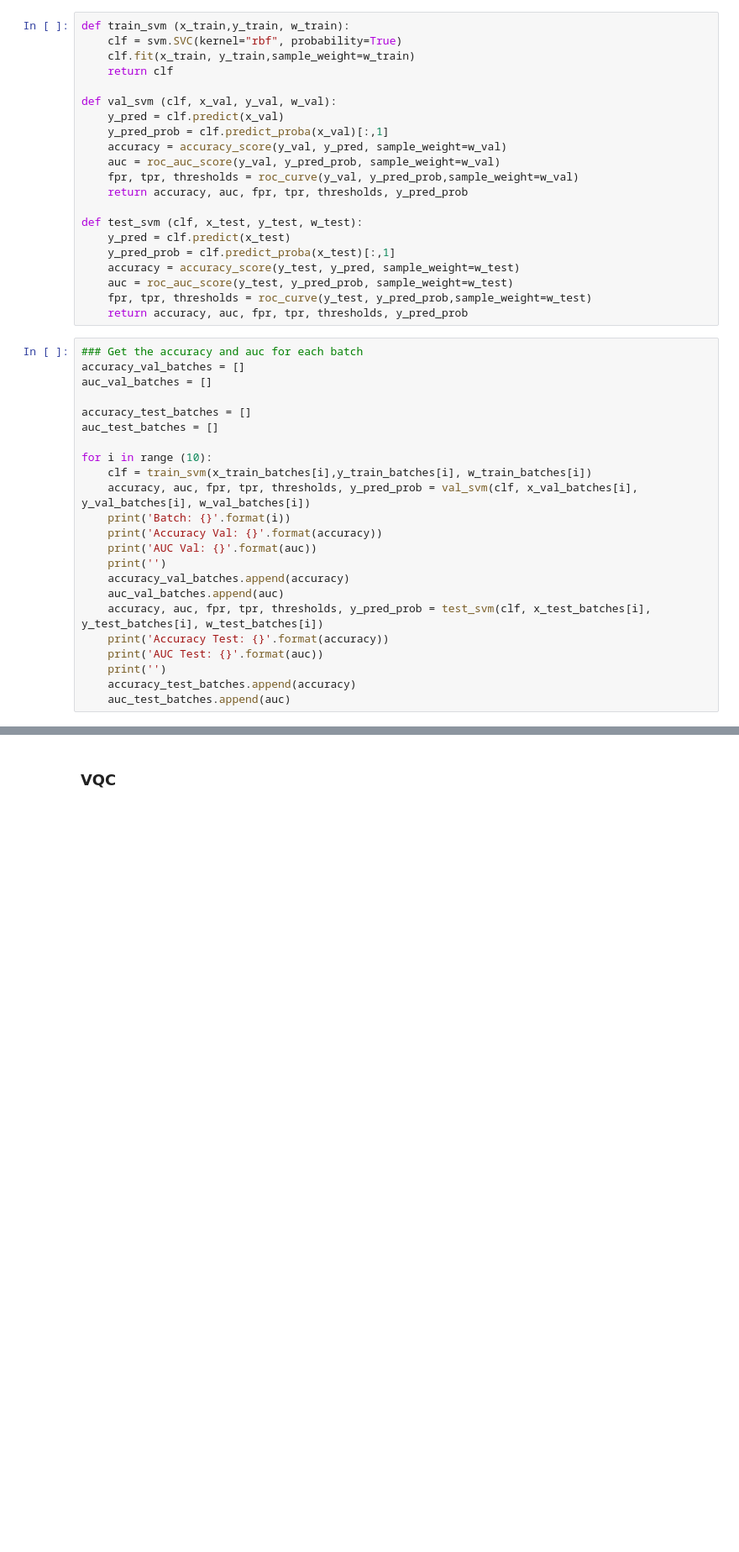
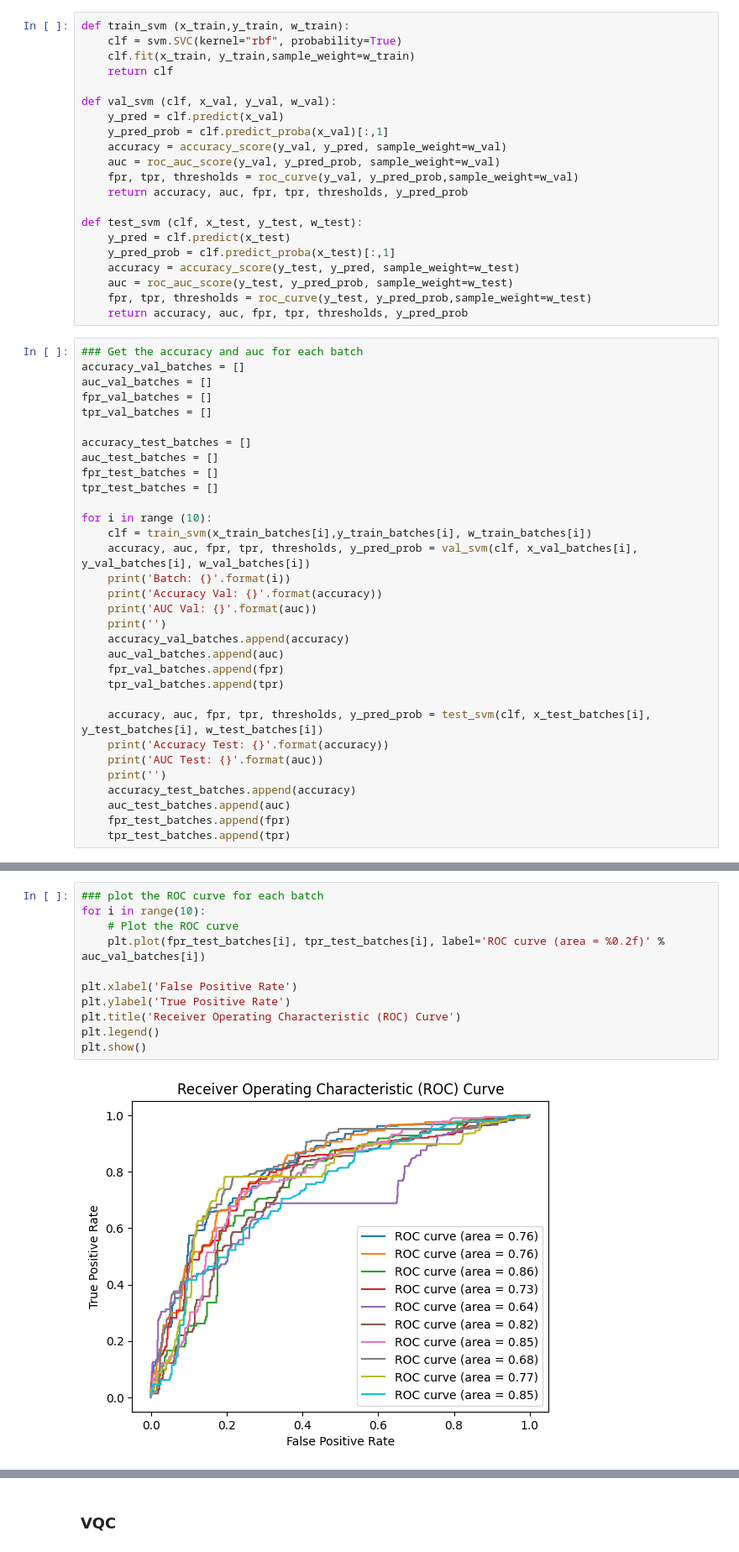
Before and after one commit to BrunaMSalgado/LIP_QML_2023, a Jupyter notebook: Bruna/tarefa_com_batches_de_datapoints.ipynb, the cells around one changed output, grey strips where cells are left out. Shown at 84% size. Cells and saved outputs as stored; diff of their text form; blank space fills up the shorter version.

```diff
--- a/Bruna/tarefa_com_batches_de_datapoints.ipynb
+++ b/Bruna/tarefa_com_batches_de_datapoints.ipynb
@@ -180,9 +178,13 @@ def test_svm (clf, x_test, y_test, w_test):
 ### Get the accuracy and auc for each batch
 accuracy_val_batches = []
 auc_val_batches = []
+fpr_val_batches = []
+tpr_val_batches = []
 
 accuracy_test_batches = []
 auc_test_batches = []
+fpr_test_batches = []
+tpr_test_batches = []
 
 for i in range (10):
     clf = train_svm(x_train_batches[i],y_train_batches[i], w_train_batches[i])
@@ -193,11 +195,16 @@ for i in range (10):
     print('')
     accuracy_val_batches.append(accuracy)
     auc_val_batches.append(auc)
+    fpr_val_batches.append(fpr)
+    tpr_val_batches.append(tpr)
+
     accuracy, auc, fpr, tpr, thresholds, y_pred_prob = test_svm(clf, x_test_batches[i], y_test_batches[i], w_test_batches[i])
     print('Accuracy Test: {}'.format(accuracy))
     print('AUC Test: {}'.format(auc))
     print('')
     accuracy_test_batches.append(accuracy)
     auc_test_batches.append(auc)
+    fpr_test_batches.append(fpr)
+    tpr_test_batches.append(tpr)
 # %% [output]
 Batch: 0
@@ -219,0 +227,13 @@ AUC Test: 0.7657702749335432
+# %%
+### plot the ROC curve for each batch
+for i in range(10):
+    # Plot the ROC curve
+    plt.plot(fpr_test_batches[i], tpr_test_batches[i], label='ROC curve (area = %0.2f)' % auc_val_batches[i])
+
+plt.xlabel('False Positive Rate')
+plt.ylabel('True Positive Rate')
+plt.title('Receiver Operating Characteristic (ROC) Curve')
+plt.legend()
+plt.show()
+# %% [output]
+[figure, added]
```
Also changed, not shown: parts of 6 cells of this notebook.
